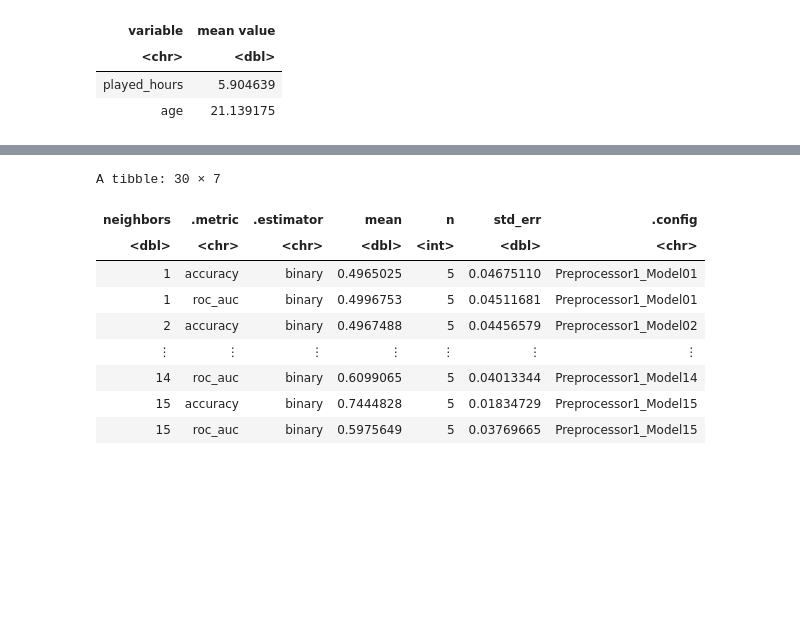
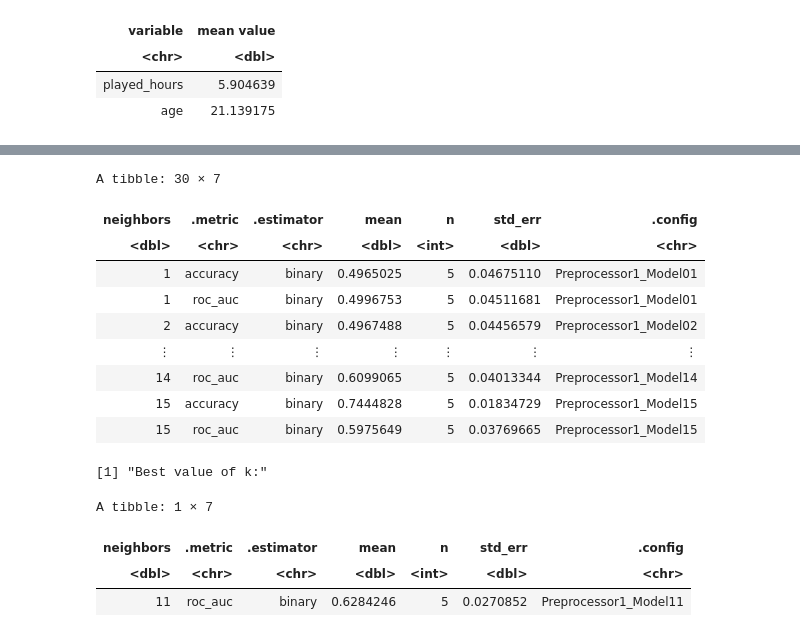
Before and after one commit to CSof-student/DSCI100_GROUP_25_PROJECT, a Jupyter notebook: project_report.ipynb, the cells around one changed output, grey strips where cells are left out. Cells and saved outputs as stored; diff of their text form; code cells hidden in the pictures; blank space fills up the shorter version.

```diff
--- a/project_report.ipynb
+++ b/project_report.ipynb
@@ -278,31 +298,46 @@ player_recipe <- recipe(subscribe ~ played_hours + Age + average_session_length,
 #create knn tune spec
 knn_tune <- nearest_neighbor(weight_func = "rectangular", neighbors = tune()) |>
     set_engine("kknn") |>
     set_mode("classification")
 
 #test the number of neighbors (1-15)
 k_vals <- tibble(neighbors = seq(from = 1, to = 15, by = 1))
 
 #cross validation with 5 folds
 players_vfold <- vfold_cv(players_train, v = 5, strata = subscribe)
 
 #get metrics for k
 players_results <- workflow() |>
     add_recipe(player_recipe) |>
     add_model(knn_tune) |>
     tune_grid(resamples = players_vfold, grid = k_vals) |>
     collect_metrics()
 
 players_results
+
+# Gets best value for k from metrics table
+# Arranges mean by descending order and selects first row
+best_k <- players_results |>
+    filter(.metric == 'roc_auc') |>
+    arrange(desc(mean)) |>
+    slice(1)
+
+print('Best value of k:')
+best_k
 # %% [output]
 A tibble: 30 × 7
 | neighbors | .metric | .estimator | mean | n | std_err | .config |
 | <dbl> | <chr> | <chr> | <dbl> | <int> | <dbl> | <chr> |
 | 1 | accuracy | binary | 0.4965025 | 5 | 0.04675110 | Preprocessor1_Model01 |
 | 1 | roc_auc | binary | 0.4996753 | 5 | 0.04511681 | Preprocessor1_Model01 |
 | 2 | accuracy | binary | 0.4967488 | 5 | 0.04456579 | Preprocessor1_Model02 |
 | ⋮ | ⋮ | ⋮ | ⋮ | ⋮ | ⋮ | ⋮ |
 | 14 | roc_auc | binary | 0.6099065 | 5 | 0.04013344 | Preprocessor1_Model14 |
 | 15 | accuracy | binary | 0.7444828 | 5 | 0.01834729 | Preprocessor1_Model15 |
 | 15 | roc_auc | binary | 0.5975649 | 5 | 0.03769665 | Preprocessor1_Model15 |
+[1] "Best value of k:"
+A tibble: 1 × 7
+| neighbors | .metric | .estimator | mean | n | std_err | .config |
+| <dbl> | <chr> | <chr> | <dbl> | <int> | <dbl> | <chr> |
+| 11 | roc_auc | binary | 0.6284246 | 5 | 0.0270852 | Preprocessor1_Model11 |
 # %%
```
Also changed, not shown: parts of 4 cells of this notebook.
